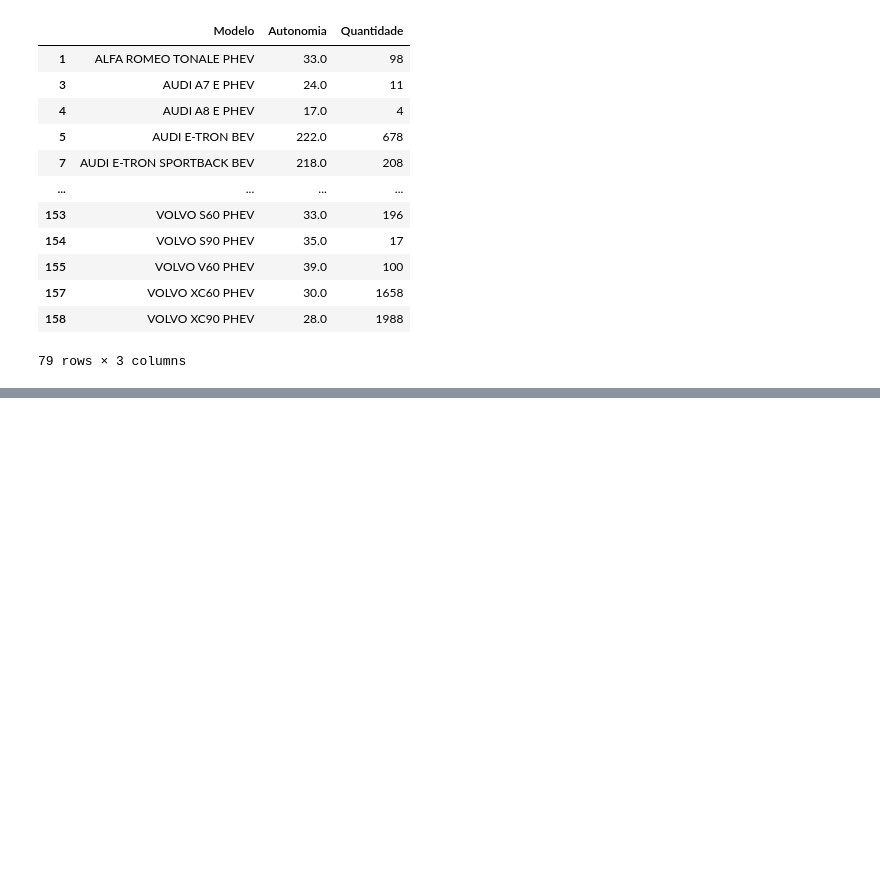
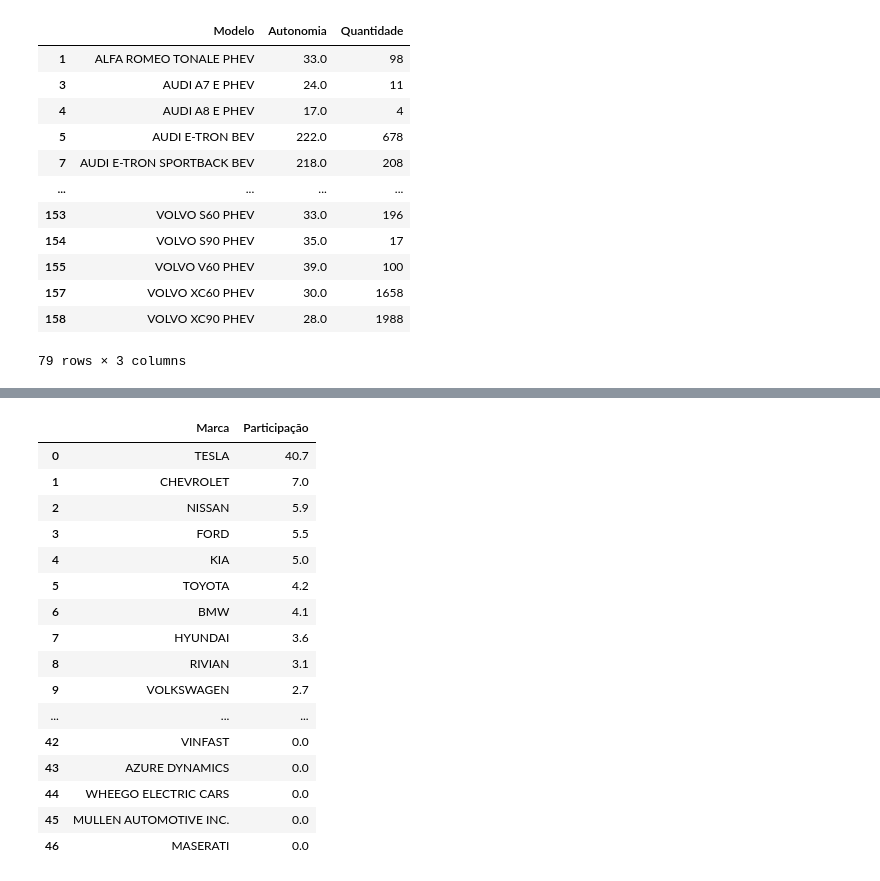
Before and after one commit to ValentimPiazera/EDA-Carros-Eletricos-Washington, a Jupyter notebook: notebooks/02_analise_eda.ipynb, the cells around one changed output, grey strips where cells are left out. Saved outputs shown, nothing was run; the diff lists cells and outputs as text; code cells hidden in the pictures; blank space fills up the shorter version.

```diff
--- a/notebooks/02_analise_eda.ipynb
+++ b/notebooks/02_analise_eda.ipynb
@@ -552,0 +500,28 @@ fig.show()
+# %%
+# Separando o marketshare
+
+marketshare = df_limpo["Make"].value_counts(normalize=True).reset_index()
+
+marketshare.columns = ["Marca", "Participação"]
+
+marketshare["Participação"] = (marketshare["Participação"] * 100).round(1)
+
+marketshare
+# %% [output]
+|  | Marca | Participação |
+| 0 | TESLA | 40.7 |
+| 1 | CHEVROLET | 7.0 |
+| 2 | NISSAN | 5.9 |
+| 3 | FORD | 5.5 |
+| 4 | KIA | 5.0 |
+| 5 | TOYOTA | 4.2 |
+| 6 | BMW | 4.1 |
+| 7 | HYUNDAI | 3.6 |
+| 8 | RIVIAN | 3.1 |
+| 9 | VOLKSWAGEN | 2.7 |
+| ... | ... | ... |
+| 42 | VINFAST | 0.0 |
+| 43 | AZURE DYNAMICS | 0.0 |
+| 44 | WHEEGO ELECTRIC CARS | 0.0 |
+| 45 | MULLEN AUTOMOTIVE INC. | 0.0 |
+| 46 | MASERATI | 0.0 |
```
Also changed, not shown: parts of 28 cells of this notebook, 11 other files.
